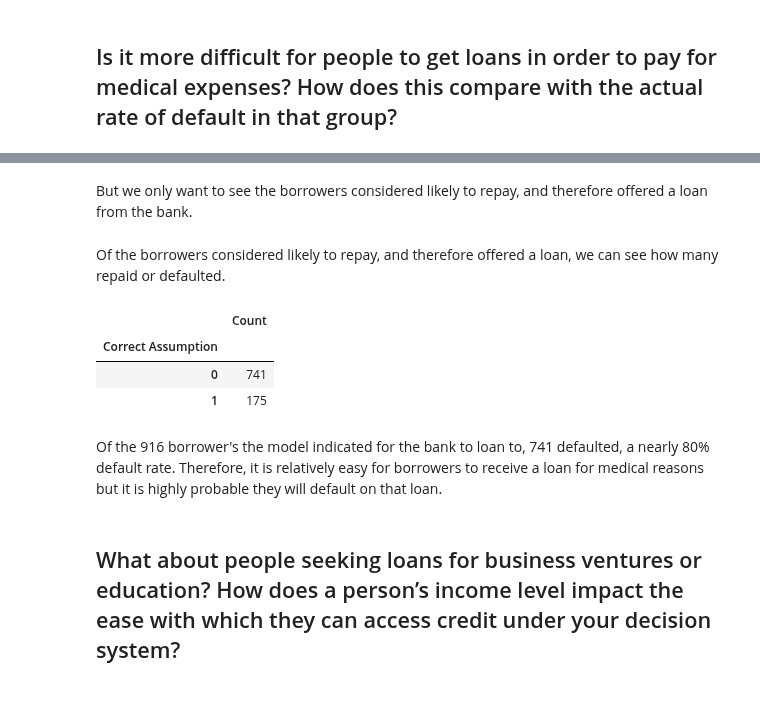
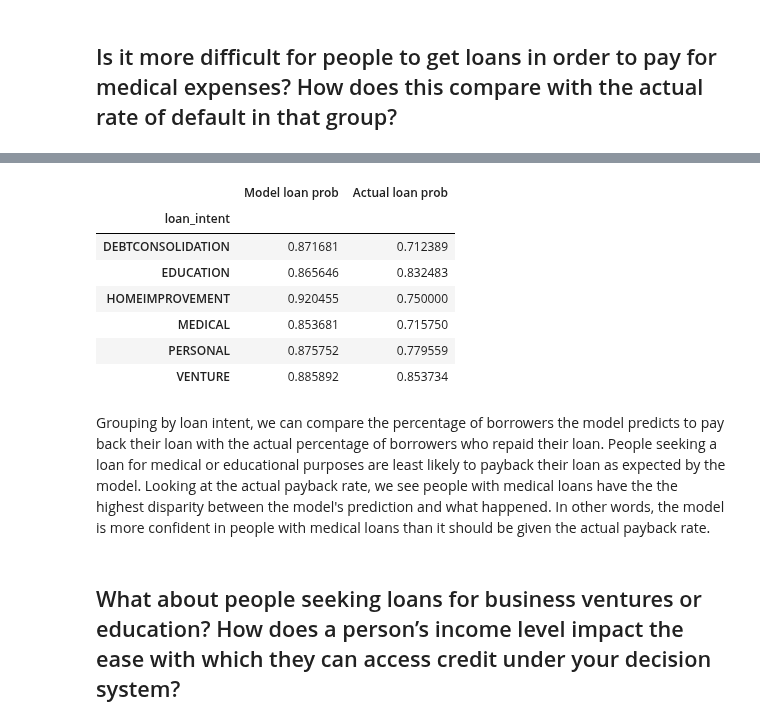
Before and after one commit to lucasf46/lucasf46.github.io, a Jupyter notebook: posts/BlogPost2/BlogPost2-2.ipynb, the cells around one changed output, grey strips where cells are left out. Drawn from its saved outputs; the diff is of its cells as text; code cells hidden in the pictures; blank space fills up the shorter version.

```diff
--- a/posts/BlogPost2/BlogPost2-2.ipynb
+++ b/posts/BlogPost2/BlogPost2-2.ipynb
@@ -128,6 +128,7 @@ def prepare_data(df):
   df = df.dropna()
   y = df["loan_status"]
   df = df.drop(["loan_status", "loan_grade"], axis = 1)
+  loan_intent = df["loan_intent"]
   df = pd.get_dummies(df)
   return df, y
 
@@ -384,2 +344,0 @@ summary_table5
-# %% [markdown]
-But we only want to see the borrowers considered likely to repay, and therefore offered a loan from the bank.
@@ -389,21 +345,22 @@ PredDefaultMedical = Medical_analysis[Medical_analysis["Default Unlikely"] == 1]
-# %% [markdown]
-Of the borrowers considered likely to repay, and therefore offered a loan, we can see how many repaid or defaulted.
-# %%
-# Filter for people who were predicted to repay but defaulted
-#ActualDefaultMedical = PredDefaultMedical[PredDefaultMedical["Correct Assumption"] == 0]
-# Generate summary table to show number of borrowers with
-#summary_table4 = PredDefaultMedical.groupby("Correct Assumption").agg({'Default Unlikely': 'count'})
-summary_table4 = PredDefaultMedical.groupby("Correct Assumption").agg({"Correct Assumption": "count"})
-summary_table4.columns = ["Count"]
-
-summary_table4
-# %% [output]
-|  | Count |
-| Correct Assumption |  |
-| 0 | 741 |
-| 1 | 175 |
-# %% [markdown]
-Of the 916 borrower's the model indicated for the bank to loan to, 741 defaulted, a nearly 80% default rate. Therefore, it is relatively easy for borrowers to receive a loan for medical reasons but it is highly probable they will default on that loan.
+# %%
+given_loans = X_test[X_test["Default Unlikely"] == 1]
+X_test["loan_intent"] = df_test["loan_intent"]
+# Calculating actual percentage of borrowers who won't default
+X_test["loan_status"] = (1 - y_test)
+summary_table4 = X_test.groupby("loan_intent")[["Default Unlikely", "loan_status"]].mean()
+summary_table4.columns = ["Model loan prob", "Actual loan prob"]
+summary_table4
+# %% [output]
+|  | Model loan prob | Actual loan prob |
+| loan_intent |  |  |
+| DEBTCONSOLIDATION | 0.871681 | 0.712389 |
+| EDUCATION | 0.865646 | 0.832483 |
+| HOMEIMPROVEMENT | 0.920455 | 0.750000 |
+| MEDICAL | 0.853681 | 0.715750 |
+| PERSONAL | 0.875752 | 0.779559 |
+| VENTURE | 0.885892 | 0.853734 |
+# %% [markdown]
+Grouping by loan intent, we can compare the percentage of borrowers the model predicts to pay back their loan with the actual percentage of borrowers who repaid their loan. People seeking a loan for medical or educational purposes are least likely to payback their loan as expected by the model. Looking at the actual payback rate, we see people with medical loans have the the highest disparity between the model's prediction and what happened. In other words, the model is more confident in people with medical loans than it should be given the actual payback rate.
 # %% [markdown]
 ## What about people seeking loans for business ventures or education? How does a person’s income level impact the ease with which they can access credit under your decision system?
 # %% [markdown]
```
Also changed, not shown: parts of 10 cells of this notebook, 3 other files.
